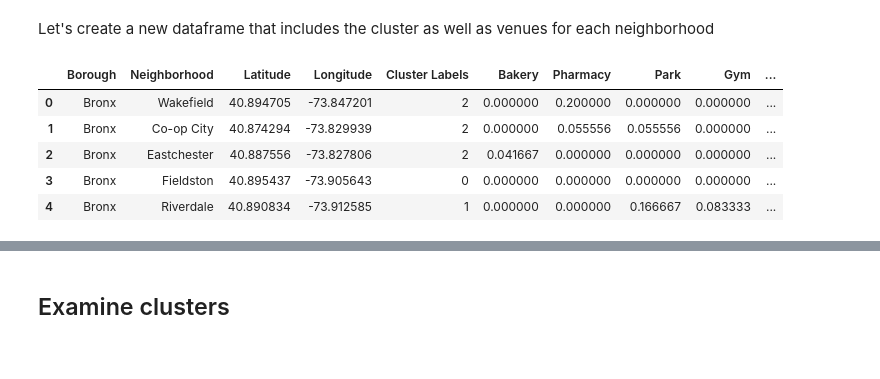
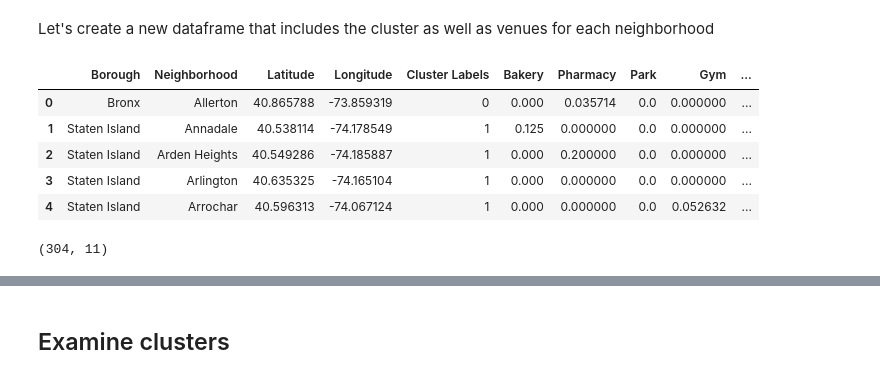
Before and after one commit to OlegCRS/Coursera_Capstone, a Jupyter notebook: Battle of Neighborhoods.ipynb, the cells around one changed output, grey strips where cells are left out. Cells and saved outputs as stored; diff of their text form; code cells hidden in the pictures.

```diff
--- a/Battle of Neighborhoods.ipynb
+++ b/Battle of Neighborhoods.ipynb
@@ -599,23 +594,42 @@ kmeans.labels_.shape
 Let's write a function to sort the venues in descending order.
 # %% [markdown]
 Let's create a new dataframe that includes the cluster as well as venues for each neighborhood
-# %%
-# add clustering labels
-grouped_full_labeled = grouped_full.copy()
-grouped_full_labeled.insert(0, 'Cluster Labels', kmeans.labels_)
-
-merged = neighborhoods
-merged = merged.join(grouped_full_labeled.set_index('Neighborhood'), on='Neighborhood').dropna()
-merged= merged.astype({'Cluster Labels': 'int32'})
-
-merged.head()
-# %% [output]
-|  | Borough | Neighborhood | Latitude | Longitude | Cluster Labels | Bakery | Pharmacy | Park | Gym | ... |
-| 0 | Bronx | Wakefield | 40.894705 | -73.847201 | 2 | 0.000000 | 0.200000 | 0.000000 | 0.000000 | ... |
-| 1 | Bronx | Co-op City | 40.874294 | -73.829939 | 2 | 0.000000 | 0.055556 | 0.055556 | 0.000000 | ... |
-| 2 | Bronx | Eastchester | 40.887556 | -73.827806 | 2 | 0.041667 | 0.000000 | 0.000000 | 0.000000 | ... |
-| 3 | Bronx | Fieldston | 40.895437 | -73.905643 | 0 | 0.000000 | 0.000000 | 0.000000 | 0.000000 | ... |
-| 4 | Bronx | Riverdale | 40.890834 | -73.912585 | 1 | 0.000000 | 0.000000 | 0.166667 | 0.083333 | ... |
+# %%
+# add clustering labels
+grouped_full_labeled = grouped_full.copy()
+grouped_full_labeled.insert(0, 'Cluster Labels', kmeans.labels_)
+
+neighborhoods_idx = neighborhoods.set_index('Neighborhood')
+neighborhoods_idx = neighborhoods_idx.loc[~neighborhoods_idx.index.duplicated(keep='last')]
+
+merged = pd.DataFrame(columns=['Borough', 'Neighborhood', 'Latitude', 'Longitude', 'Cluster Labels', 'Bakery', 'Pharmacy', 'Park', 'Gym', 'Market', 'crime_rate'])
+for i, data in grouped_full_labeled.iterrows():
+    merged = merged.append({
+        'Borough': neighborhoods_idx.loc[data['Neighborhood'], 'Borough'],
+        'Neighborhood': data['Neighborhood'],
+        'Latitude': neighborhoods_idx.loc[data['Neighborhood'], 'Latitude'],
+        'Longitude': neighborhoods_idx.loc[data['Neighborhood'], 'Longitude'],
+        'Cluster Labels': data['Cluster Labels'],
+        'Bakery': data['Bakery'],
+        'Pharmacy': data['Pharmacy'],
+        'Park': data['Park'],
+        'Gym': data['Gym'],
+        'Market': data['Market'],
+        'crime_rate': data['crimes_avg']
+    }, ignore_index=True)
+
+merged.head()
+# %% [output]
+|  | Borough | Neighborhood | Latitude | Longitude | Cluster Labels | Bakery | Pharmacy | Park | Gym | ... |
+| 0 | Bronx | Allerton | 40.865788 | -73.859319 | 0 | 0.000 | 0.035714 | 0.0 | 0.000000 | ... |
+| 1 | Staten Island | Annadale | 40.538114 | -74.178549 | 1 | 0.125 | 0.000000 | 0.0 | 0.000000 | ... |
+| 2 | Staten Island | Arden Heights | 40.549286 | -74.185887 | 1 | 0.000 | 0.200000 | 0.0 | 0.000000 | ... |
+| 3 | Staten Island | Arlington | 40.635325 | -74.165104 | 1 | 0.000 | 0.000000 | 0.0 | 0.000000 | ... |
+| 4 | Staten Island | Arrochar | 40.596313 | -74.067124 | 1 | 0.000 | 0.000000 | 0.0 | 0.052632 | ... |
+# %%
+merged.shape
+# %% [output]
+(304, 11)
 # %%
 # create map
 map_clusters = folium.Map(location=[latitude, longitude], zoom_start=11)
```
Also changed, not shown: parts of 10 cells of this notebook.
